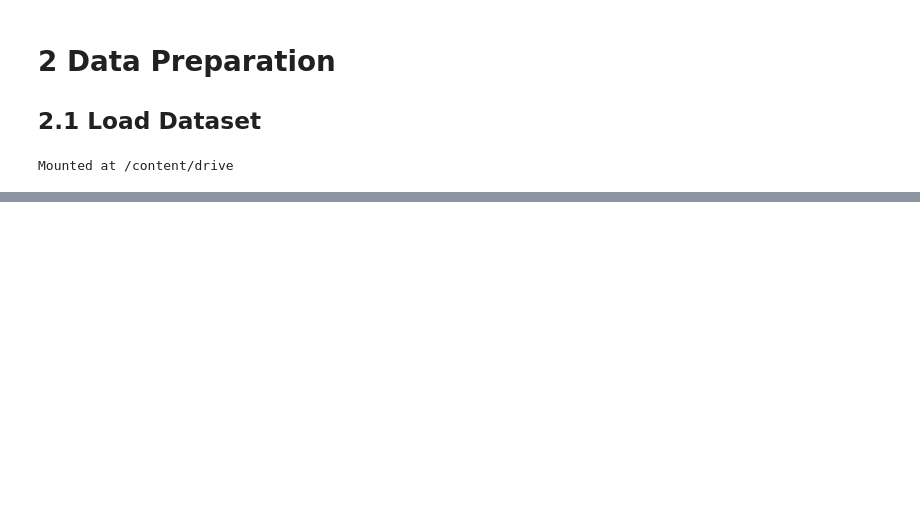
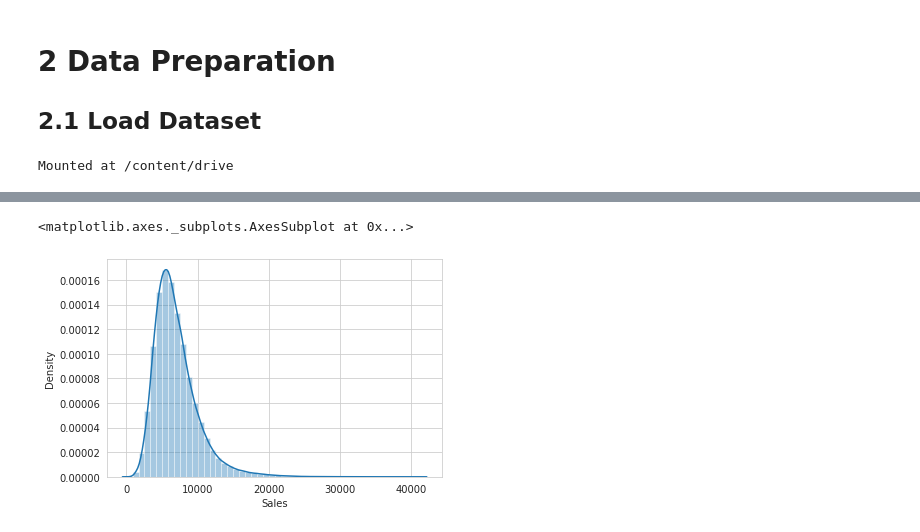
Before and after one commit to palash-21/Rossmann_Stores_Sales_Prediction, a Jupyter notebook: Rossmann_Stores_Sales_Prediction.ipynb, the cells around one changed output, grey strips where cells are left out. Drawn from its saved outputs; the diff is of its cells as text; code cells hidden in the pictures; blank space fills up the shorter version.

```diff
--- a/Rossmann_Stores_Sales_Prediction.ipynb
+++ b/Rossmann_Stores_Sales_Prediction.ipynb
@@ -319,21 +304,0 @@ datetime.datetime.strptime(df['Date'][2000],'%Y-%m-%d').date().isocalendar()[1]
-# %%
-# Adding some useful features
-
-def GetYear(date):
-  return int(date[:4])
-
-def GetMonth(date):
-  return int(date[5:7])
-
-def GetDay(date):
-  return int(date[8:])
-
-def GetWeekOfYear(date):
-  return  datetime.datetime.strptime(date,'%Y-%m-%d').date().isocalendar()[1]
-
-
-df['year'] = df['Date'].apply(GetYear)
-df['month'] = df['Date'].apply(GetMonth)
-df['day'] = df['Date'].apply(GetDay)
-df['weekofyear'] = df['Date'].apply(GetWeekOfYear)
-df.head()
@@ -430,0 +332,3 @@ Name: promo2new, dtype: int64
+# %%
+# Converting all number 0 to string '0' for no holiday
+df['StateHoliday'][df['StateHoliday']==0] = '0'
@@ -430,0 +376,2 @@ Name: promo2new, dtype: int64
+# %%
+df.drop(df[(df['Sales']==0) & (df['Open']==1)].index,inplace=True)
@@ -430,0 +396,10 @@ Name: promo2new, dtype: int64
+# %%
+#DF only for when store is open
+df_open = df[df['Open']==1]
+df_open.drop(columns=["Open"],inplace=True)
+# %%
+# Lets look at our dependant variable
+sns.distplot(df_open['Sales'])
+# %% [output]
+<matplotlib.axes._subplots.AxesSubplot at 0x...>
+[figure, added]
```
Also changed, not shown: parts of 299 cells of this notebook.
